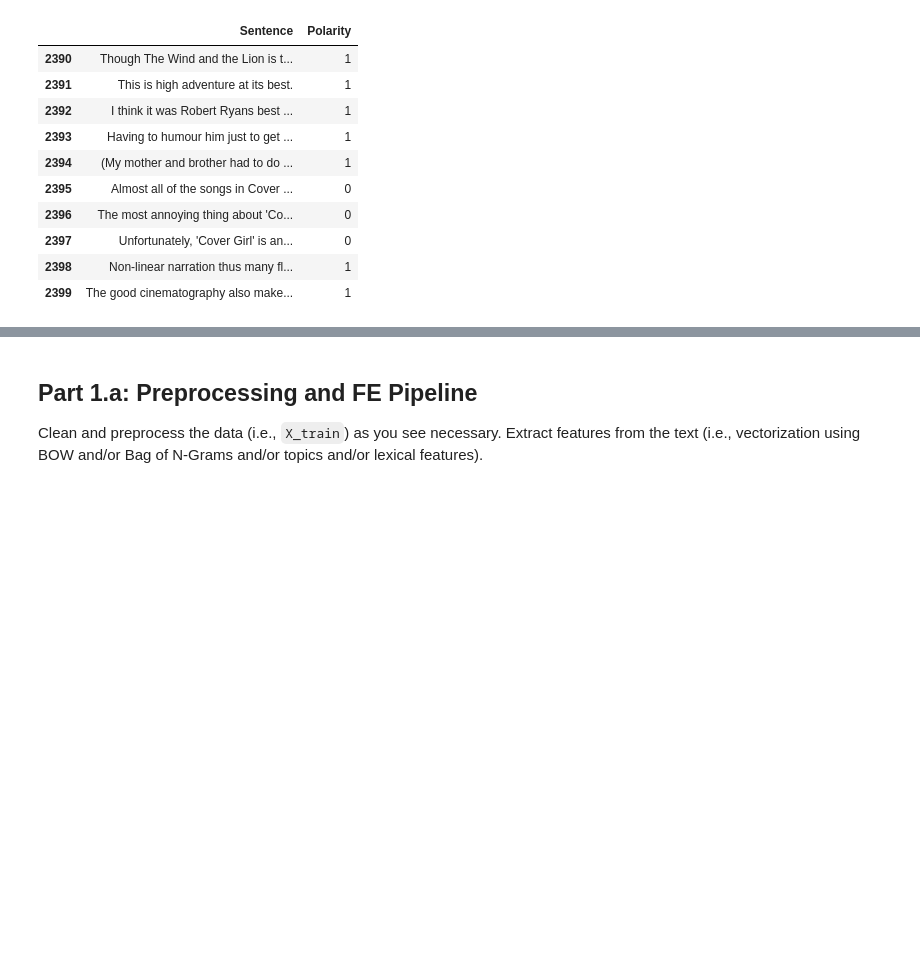
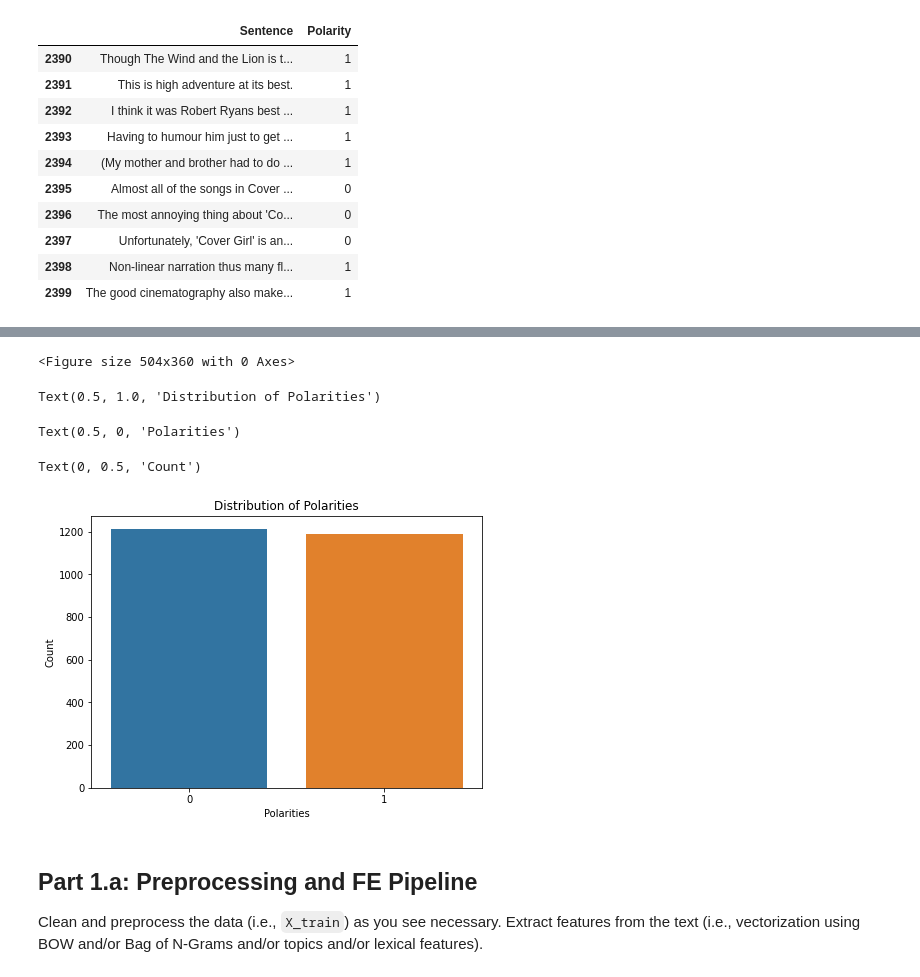
Before and after one commit to palakagl/-Multiclass-Text-Classification-for-Personal-Assistant-Chatbot-with-Wysdom.AI, a Jupyter notebook: Sentiment_Analysis.ipynb, the cells around one changed output, grey strips where cells are left out. Cells and saved outputs as stored; diff of their text form; code cells hidden in the pictures; blank space fills up the shorter version.

```diff
--- a/Sentiment_Analysis.ipynb
+++ b/Sentiment_Analysis.ipynb
@@ -243,3 +268,17 @@ Wall time: 4.32 s
+# %%
+plt.figure(figsize=(7,5))
+
+d=sns.countplot(data = df, x = 'Polarity')
+
+plt.title('Distribution of Polarities')
+plt.xlabel('Polarities')
+plt.ylabel('Count')
+# %% [output]
+<Figure size 504x360 with 0 Axes>
+Text(0.5, 1.0, 'Distribution of Polarities')
+Text(0.5, 0, 'Polarities')
+Text(0, 0.5, 'Count')
+[figure, added]
 # %%
 # DO NOT MODIFY THIS CELL
 
```
Also changed, not shown: parts of 13 cells of this notebook.
